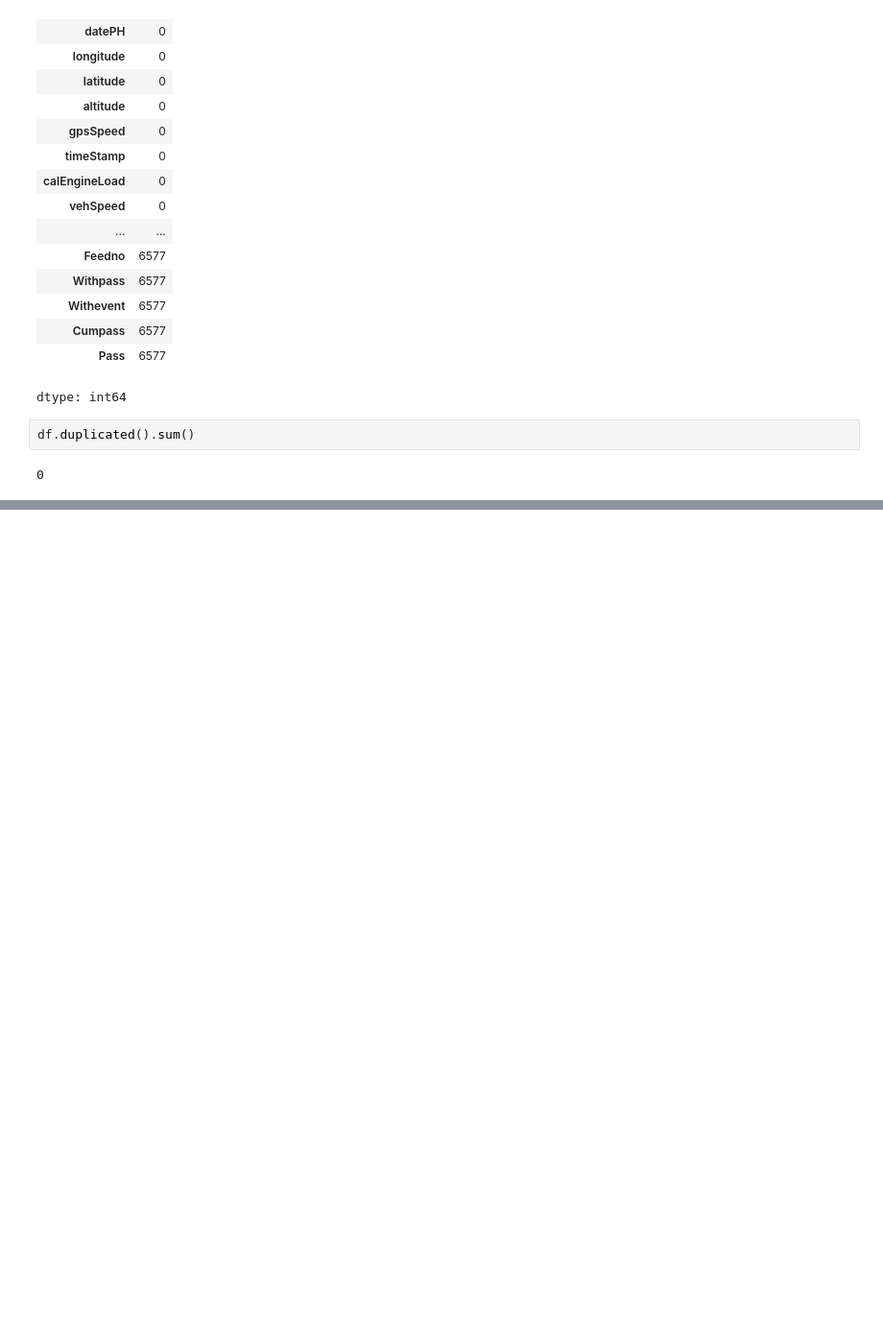
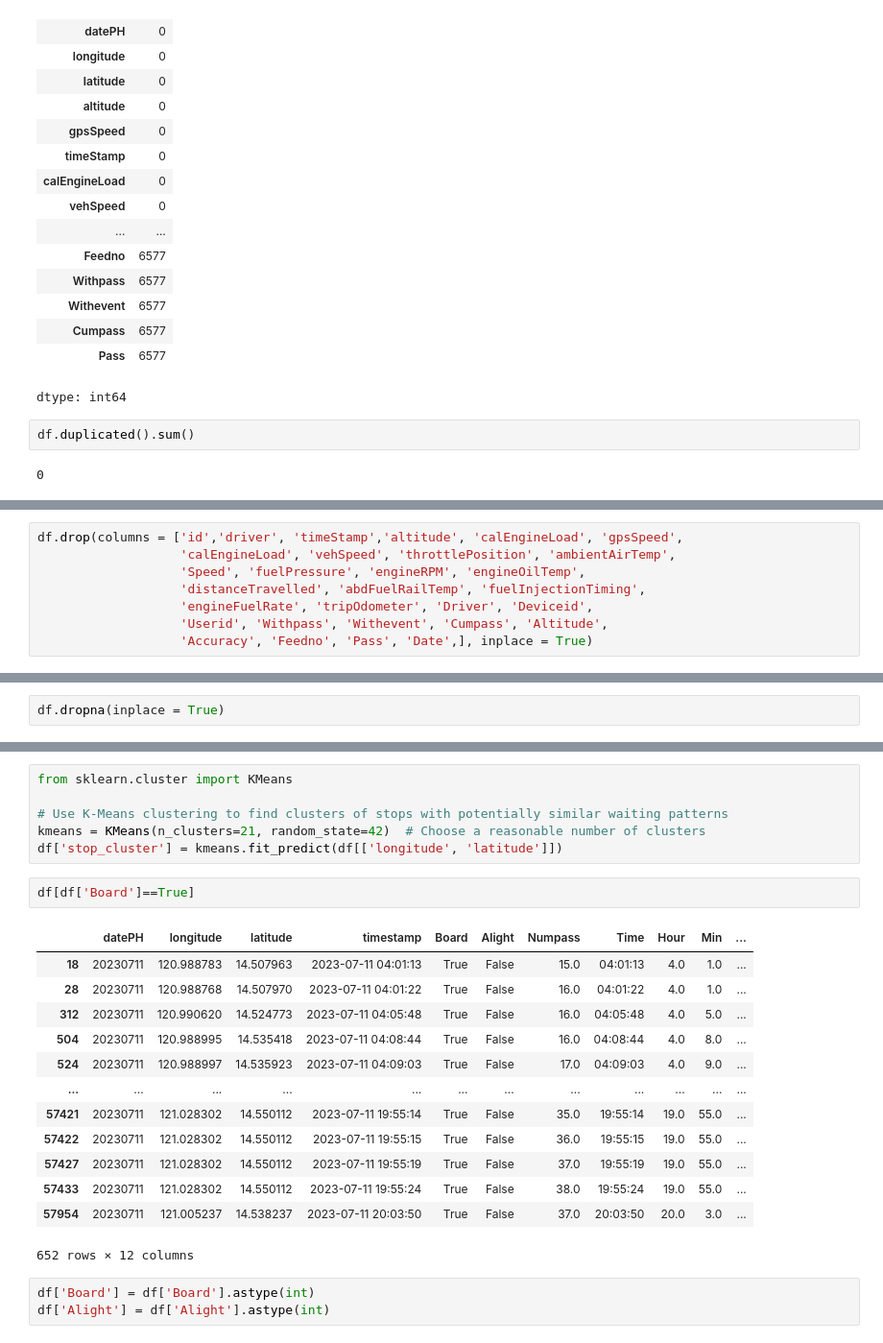
Before and after one commit to machiwao/pjdsc-optima-prime-sakayan-express, a Jupyter notebook: SakayanExpress_DemandMapping.ipynb, the cells around one changed output, grey strips where cells are left out. Shown: that part at 96% size. Saved outputs shown, nothing was run; the diff lists cells and outputs as text; blank space fills up the shorter version.

```diff
--- a/SakayanExpress_DemandMapping.ipynb
+++ b/SakayanExpress_DemandMapping.ipynb
@@ -131,0 +191,8 @@ df.duplicated().sum()
+# %%
+df.drop(columns = ['id','driver', 'timeStamp','altitude', 'calEngineLoad', 'gpsSpeed',
+                   'calEngineLoad', 'vehSpeed', 'throttlePosition', 'ambientAirTemp',
+                   'Speed', 'fuelPressure', 'engineRPM', 'engineOilTemp',
+                   'distanceTravelled', 'abdFuelRailTemp', 'fuelInjectionTiming',
+                   'engineFuelRate', 'tripOdometer', 'Driver', 'Deviceid',
+                   'Userid', 'Withpass', 'Withevent', 'Cumpass', 'Altitude',
+                   'Accuracy', 'Feedno', 'Pass', 'Date',], inplace = True)
@@ -131,0 +234,2 @@ df.duplicated().sum()
+# %%
+df.dropna(inplace = True)
@@ -131,0 +257,25 @@ df.duplicated().sum()
+# %%
+from sklearn.cluster import KMeans
+
+# Use K-Means clustering to find clusters of stops with potentially similar waiting patterns
+kmeans = KMeans(n_clusters=21, random_state=42)  # Choose a reasonable number of clusters
+df['stop_cluster'] = kmeans.fit_predict(df[['longitude', 'latitude']])
+# %%
+df[df['Board']==True]
+# %% [output]
+|  | datePH | longitude | latitude | timestamp | Board | Alight | Numpass | Time | Hour | Min | ... |
+| 18 | 20230711 | 120.988783 | 14.507963 | 2023-07-11 04:01:13 | True | False | 15.0 | 04:01:13 | 4.0 | 1.0 | ... |
+| 28 | 20230711 | 120.988768 | 14.507970 | 2023-07-11 04:01:22 | True | False | 16.0 | 04:01:22 | 4.0 | 1.0 | ... |
+| 312 | 20230711 | 120.990620 | 14.524773 | 2023-07-11 04:05:48 | True | False | 16.0 | 04:05:48 | 4.0 | 5.0 | ... |
+| 504 | 20230711 | 120.988995 | 14.535418 | 2023-07-11 04:08:44 | True | False | 16.0 | 04:08:44 | 4.0 | 8.0 | ... |
+| 524 | 20230711 | 120.988997 | 14.535923 | 2023-07-11 04:09:03 | True | False | 17.0 | 04:09:03 | 4.0 | 9.0 | ... |
+| ... | ... | ... | ... | ... | ... | ... | ... | ... | ... | ... | ... |
+| 57421 | 20230711 | 121.028302 | 14.550112 | 2023-07-11 19:55:14 | True | False | 35.0 | 19:55:14 | 19.0 | 55.0 | ... |
+| 57422 | 20230711 | 121.028302 | 14.550112 | 2023-07-11 19:55:15 | True | False | 36.0 | 19:55:15 | 19.0 | 55.0 | ... |
+| 57427 | 20230711 | 121.028302 | 14.550112 | 2023-07-11 19:55:19 | True | False | 37.0 | 19:55:19 | 19.0 | 55.0 | ... |
+| 57433 | 20230711 | 121.028302 | 14.550112 | 2023-07-11 19:55:24 | True | False | 38.0 | 19:55:24 | 19.0 | 55.0 | ... |
+| 57954 | 20230711 | 121.005237 | 14.538237 | 2023-07-11 20:03:50 | True | False | 37.0 | 20:03:50 | 20.0 | 3.0 | ... |
+652 rows × 12 columns
+# %%
+df['Board'] = df['Board'].astype(int)
+df['Alight'] = df['Alight'].astype(int)
```
Also changed, not shown: parts of 28 cells of this notebook.
